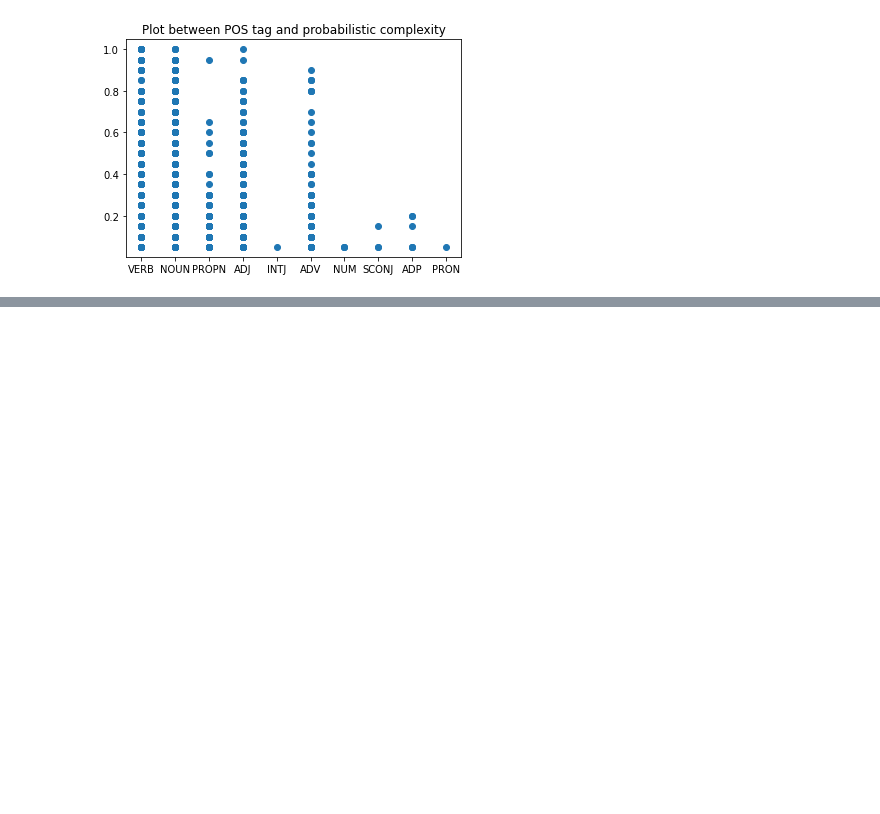
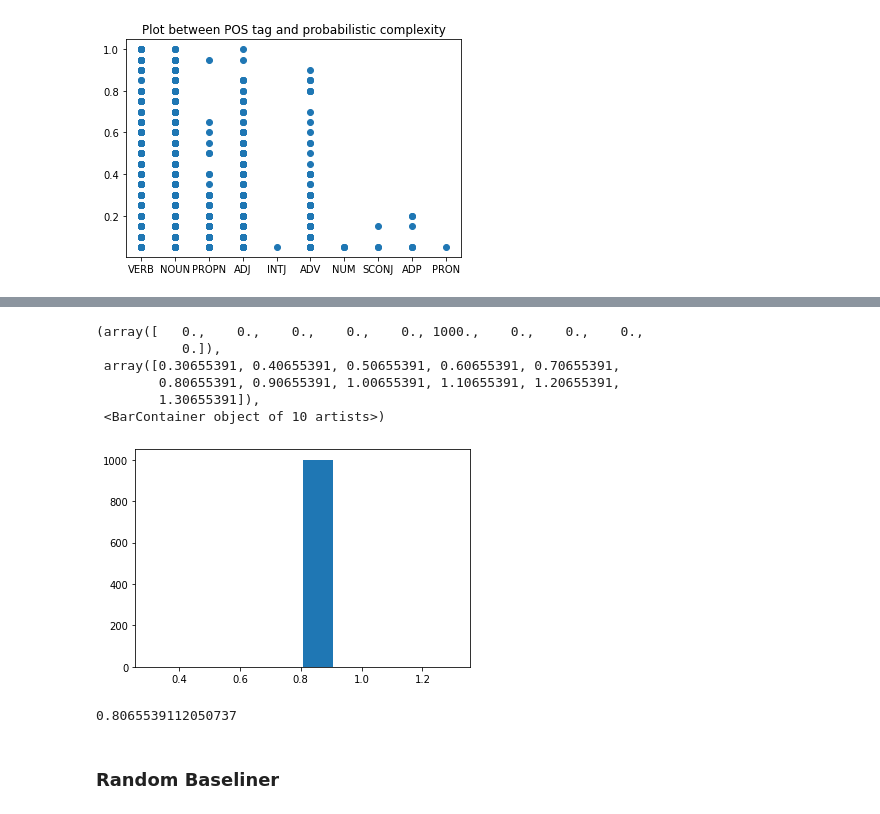
Before and after one commit to Caesar-blip/NLP, a Jupyter notebook: Ass1_PartB.ipynb, the cells around one changed output, grey strips where cells are left out. Saved outputs shown, nothing was run; the diff lists cells and outputs as text; code cells hidden in the pictures; blank space fills up the shorter version.

```diff
--- a/Ass1_PartB.ipynb
+++ b/Ass1_PartB.ipynb
@@ -97,0 +134,21 @@ plt.show()
+# %%
+analyzer.set_mode("dev")
+# %%
+ans = np.zeros(runs)
+for i in range(runs):
+    ans[i] = analyzer.majority_baseline()[0]
+plt.hist(ans)
+# %% [output]
+(array([   0.,    0.,    0.,    0.,    0., 1000.,    0.,    0.,    0.,
+           0.]),
+ array([0.30655391, 0.40655391, 0.50655391, 0.60655391, 0.70655391,
+        0.80655391, 0.90655391, 1.00655391, 1.10655391, 1.20655391,
+        1.30655391]),
+ <BarContainer object of 10 artists>)
+[figure, added]
+# %%
+np.mean(ans)
+# %% [output]
+0.8065539112050737
+# %% [markdown]
+### Random Baseliner
```
Also changed, not shown: parts of 34 cells of this notebook, 6 other files.
